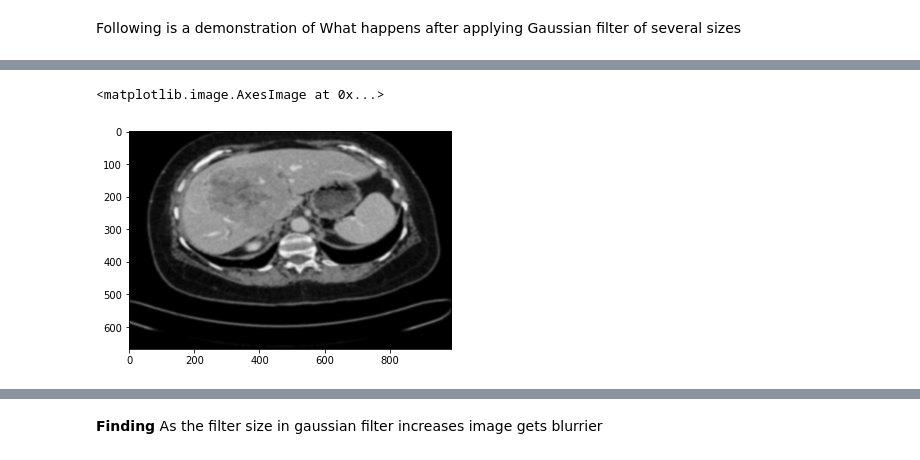
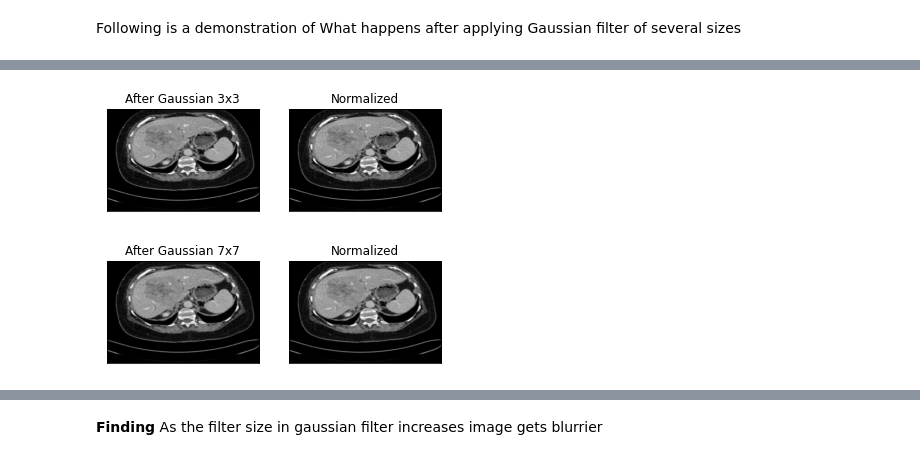
Before and after one commit to hmcyrus/python-image-processing, a Jupyter notebook: 5th exercise/completed.ipynb, the cells around one changed output, grey strips where cells are left out. Cells and saved outputs as stored; diff of their text form; code cells hidden in the pictures.

```diff
--- a/5th exercise/completed.ipynb
+++ b/5th exercise/completed.ipynb
@@ -64,6 +66,36 @@ plt.imshow(img_after_applying_gaussian_filter_7x7)
-# %%
-img_after_applying_gaussian_filter_15x15 = cv2.GaussianBlur(img,(15,15),0)
-plt.imshow(img_after_applying_gaussian_filter_15x15)
-# %% [output]
-<matplotlib.image.AxesImage at 0x...>
-[figure, removed]
+# %%
+img_after_applying_gaussian_filter_3x3 = cv2.GaussianBlur(img,(3,3),0)
+plt.imshow(img_after_applying_gaussian_filter_3x3)
+
+norm = np.zeros((img_width,img_height))
+norm_image = cv2.normalize(img_after_applying_gaussian_filter_3x3,norm,0,255,cv2.NORM_MINMAX)
+
+plt.subplot(121)
+plt.imshow(img_after_applying_gaussian_filter_3x3)
+plt.title('After Gaussian 3x3')
+plt.xticks([]), plt.yticks([])
+plt.subplot(122),
+plt.imshow(norm_image),
+plt.title('Normalized')
+plt.xticks([]), plt.yticks([])
+plt.show()
+# %% [output]
+[figure, added]
+# %%
+img_after_applying_gaussian_filter_7x7 = cv2.GaussianBlur(img,(7,7),0)
+plt.imshow(img_after_applying_gaussian_filter_7x7)
+
+norm = np.zeros((img_width,img_height))
+norm_image = cv2.normalize(img_after_applying_gaussian_filter_7x7,norm,0,255,cv2.NORM_MINMAX)
+
+plt.subplot(121)
+plt.imshow(img_after_applying_gaussian_filter_7x7)
+plt.title('After Gaussian 7x7')
+plt.xticks([]), plt.yticks([])
+plt.subplot(122),
+plt.imshow(norm_image),
+plt.title('Normalized')
+plt.xticks([]), plt.yticks([])
+plt.show()
+# %% [output]
+[figure, added]
```
Also changed, not shown: parts of 7 cells of this notebook.
